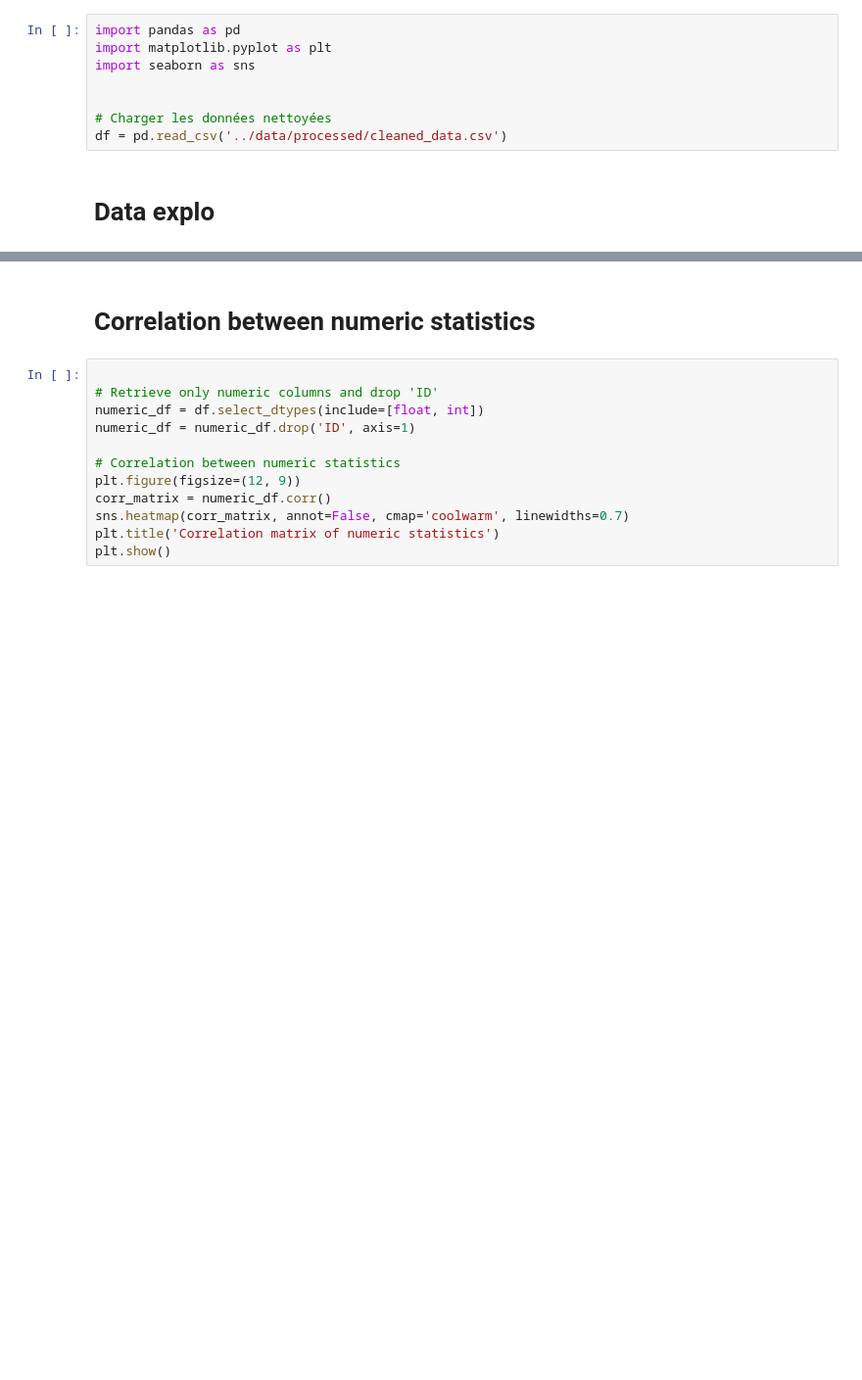
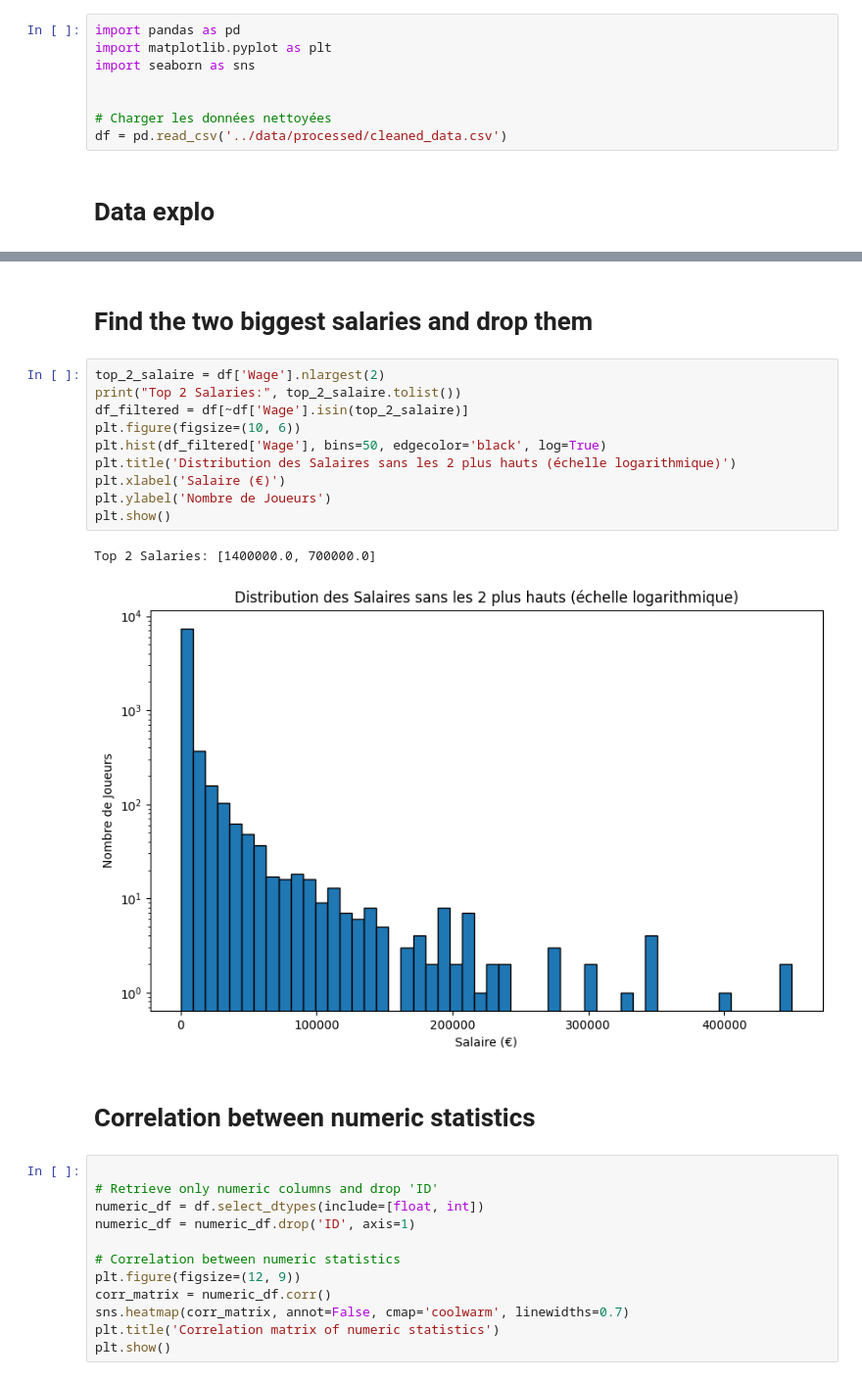
Before and after one commit to bbmt0/fm22_moneyball, a Jupyter notebook: notebooks/01_data_explo.ipynb, the cells around one changed output, grey strips where cells are left out. Shown at 98% size. Drawn from its saved outputs; the diff is of its cells as text; blank space fills up the shorter version.

```diff
--- a/notebooks/01_data_explo.ipynb
+++ b/notebooks/01_data_explo.ipynb
@@ -30,3 +51,18 @@ plt.show()
+# %% [markdown]
+# Find the two biggest salaries and drop them
+# %%
+top_2_salaire = df['Wage'].nlargest(2)
+print("Top 2 Salaries:", top_2_salaire.tolist())
+df_filtered = df[~df['Wage'].isin(top_2_salaire)]
+plt.figure(figsize=(10, 6))
+plt.hist(df_filtered['Wage'], bins=50, edgecolor='black', log=True)
+plt.title('Distribution des Salaires sans les 2 plus hauts (échelle logarithmique)')
+plt.xlabel('Salaire (€)')
+plt.ylabel('Nombre de Joueurs')
+plt.show()
+# %% [output]
+Top 2 Salaries: [1400000.0, 700000.0]
+[figure, added]
 # %% [markdown]
 # Correlation between numeric statistics
 # %%
```
Also changed, not shown: parts of 14 cells of this notebook, 2 other files.
